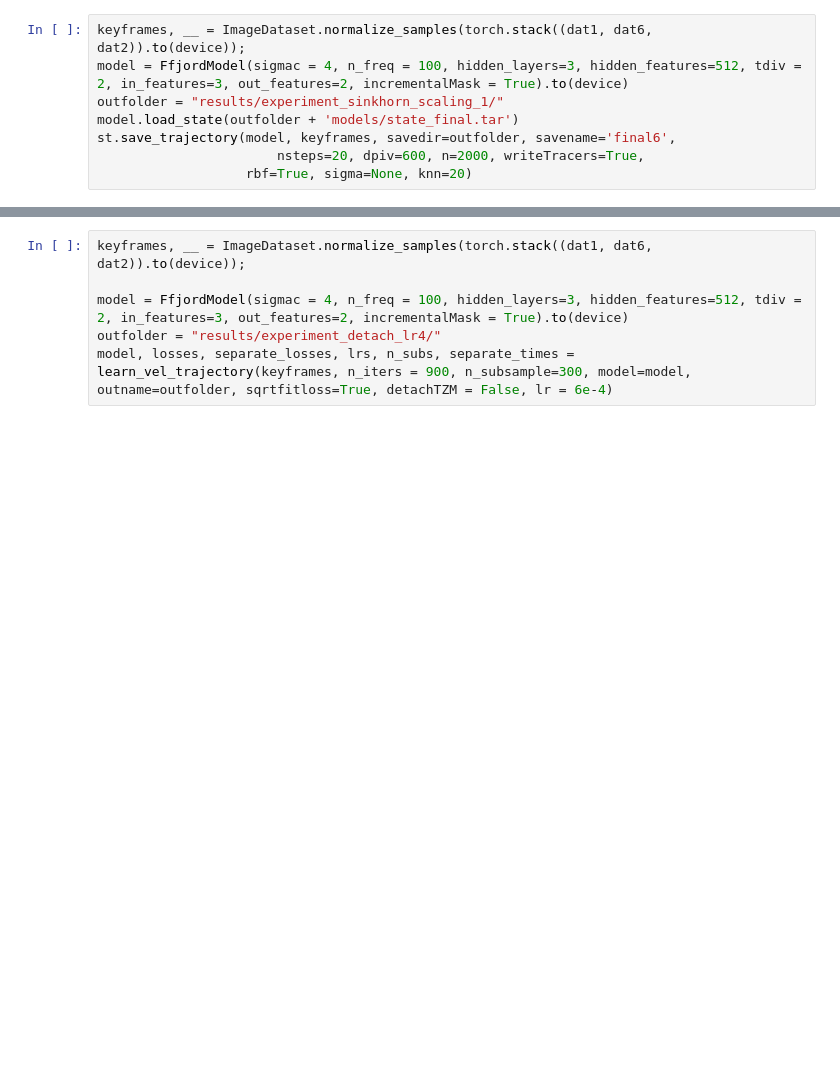
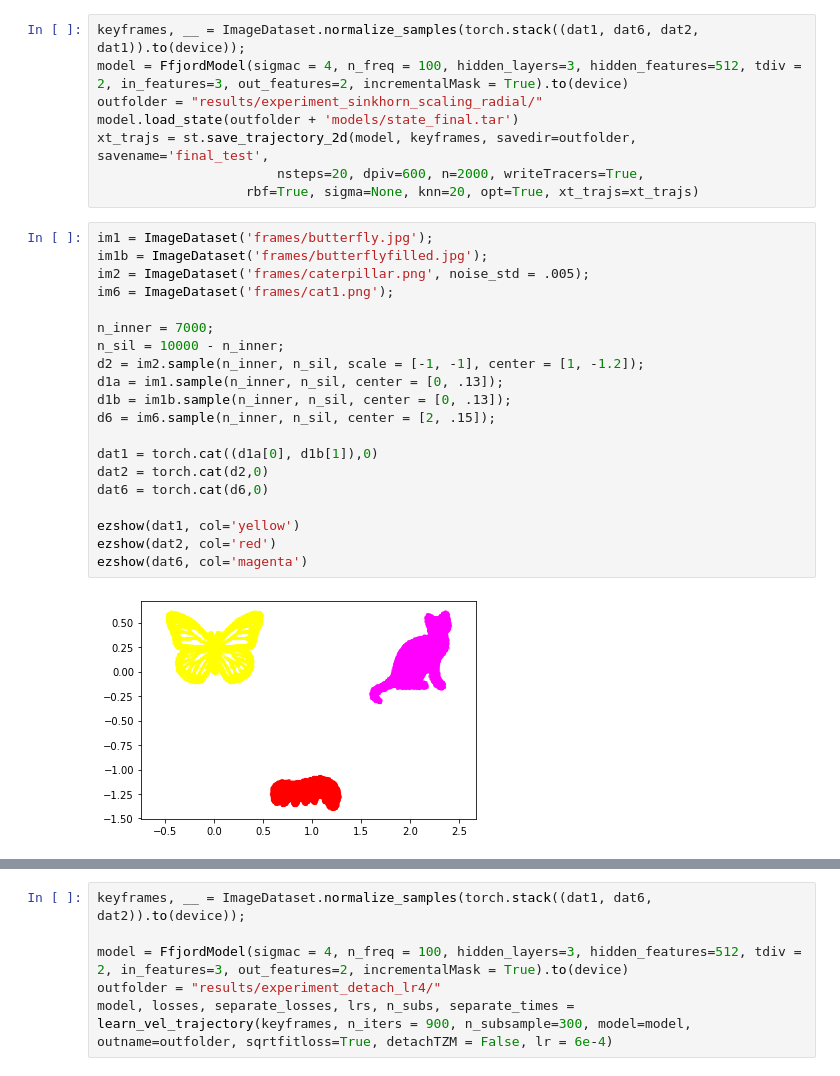
Before and after one commit to pzpzpzp1/wassflow, a Jupyter notebook: cnf-sinkhorn-demo.ipynb, the cells around one changed output, grey strips where cells are left out. Cells and saved outputs as stored; diff of their text form; blank space fills up the shorter version.

```diff
--- a/cnf-sinkhorn-demo.ipynb
+++ b/cnf-sinkhorn-demo.ipynb
@@ -54,9 +54,31 @@ ezshow(dat6, col='magenta')
 # %%
-keyframes, __ = ImageDataset.normalize_samples(torch.stack((dat1, dat6, dat2)).to(device));
+keyframes, __ = ImageDataset.normalize_samples(torch.stack((dat1, dat6, dat2, dat1)).to(device));
 model = FfjordModel(sigmac = 4, n_freq = 100, hidden_layers=3, hidden_features=512, tdiv = 2, in_features=3, out_features=2, incrementalMask = True).to(device)
-outfolder = "results/experiment_sinkhorn_scaling_1/"
+outfolder = "results/experiment_sinkhorn_scaling_radial/"
 model.load_state(outfolder + 'models/state_final.tar')
-st.save_trajectory(model, keyframes, savedir=outfolder, savename='final6',
+xt_trajs = st.save_trajectory_2d(model, keyframes, savedir=outfolder, savename='final_test',
                        nsteps=20, dpiv=600, n=2000, writeTracers=True,
-                   rbf=True, sigma=None, knn=20)
+                   rbf=True, sigma=None, knn=20, opt=True, xt_trajs=xt_trajs)
+# %%
+im1 = ImageDataset('frames/butterfly.jpg');
+im1b = ImageDataset('frames/butterflyfilled.jpg');
+im2 = ImageDataset('frames/caterpillar.png', noise_std = .005);
+im6 = ImageDataset('frames/cat1.png');
+
+n_inner = 7000;
+n_sil = 10000 - n_inner;
+d2 = im2.sample(n_inner, n_sil, scale = [-1, -1], center = [1, -1.2]);
+d1a = im1.sample(n_inner, n_sil, center = [0, .13]);
+d1b = im1b.sample(n_inner, n_sil, center = [0, .13]);
+d6 = im6.sample(n_inner, n_sil, center = [2, .15]);
+
+dat1 = torch.cat((d1a[0], d1b[1]),0)
+dat2 = torch.cat(d2,0)
+dat6 = torch.cat(d6,0)
+
+ezshow(dat1, col='yellow')
+ezshow(dat2, col='red')
+ezshow(dat6, col='magenta')
+# %% [output]
+[figure, added]
 # %%
```
Also changed, not shown: parts of 2 cells of this notebook, 3 other files.
